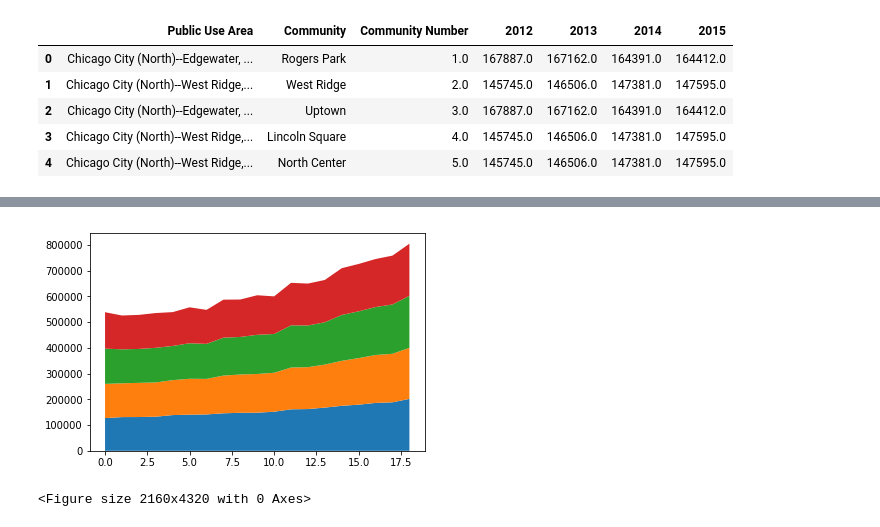
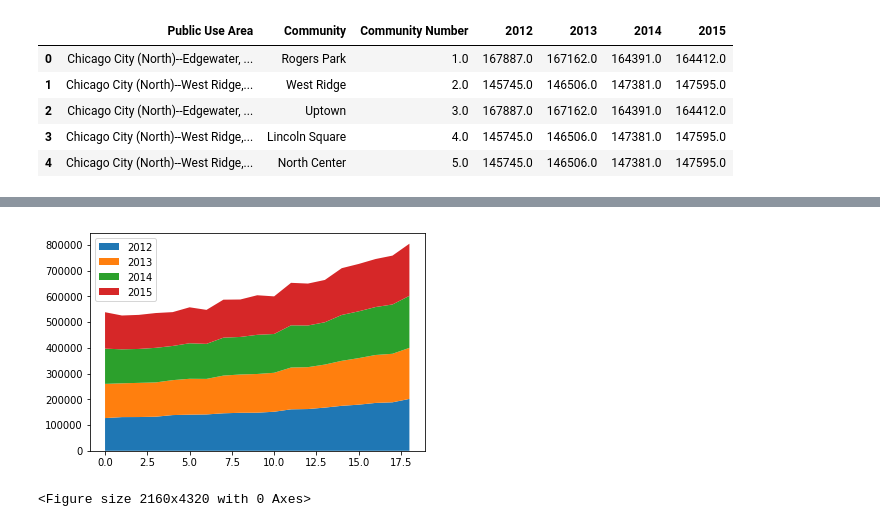
Before and after one commit to MariaSorensen/Colorama, a Jupyter notebook: location_to_population_graph.ipynb, the cells around one changed output, grey strips where cells are left out. Saved outputs shown, nothing was run; the diff lists cells and outputs as text; code cells hidden in the pictures.

```diff
--- a/location_to_population_graph.ipynb
+++ b/location_to_population_graph.ipynb
@@ -127,11 +125,12 @@ legend = ["2012","2013","2014","2015"]
 # %%
 #graph of population over time
 fig, ax = plt.subplots()
-ax.stackplot(x, y1, y2, y3,y4)
+ax.stackplot(x, y1, y2, y3,y4, labels=legend)
+ax.legend(loc="upper left")
 fig = plt.figure(figsize = (30,60))
 #ax.xaxis.set_ticklabels(labels)
 
 plt.show()
 # %% [output]
-[figure, old version]
+[figure, new version]
 <Figure size 2160x4320 with 0 Axes>
```
Also changed, not shown: parts of 5 cells of this notebook.
